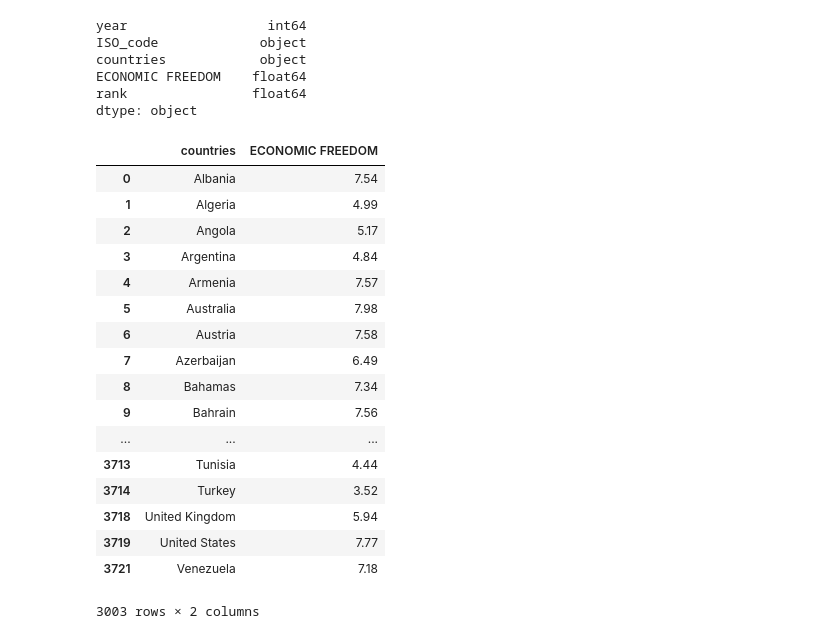
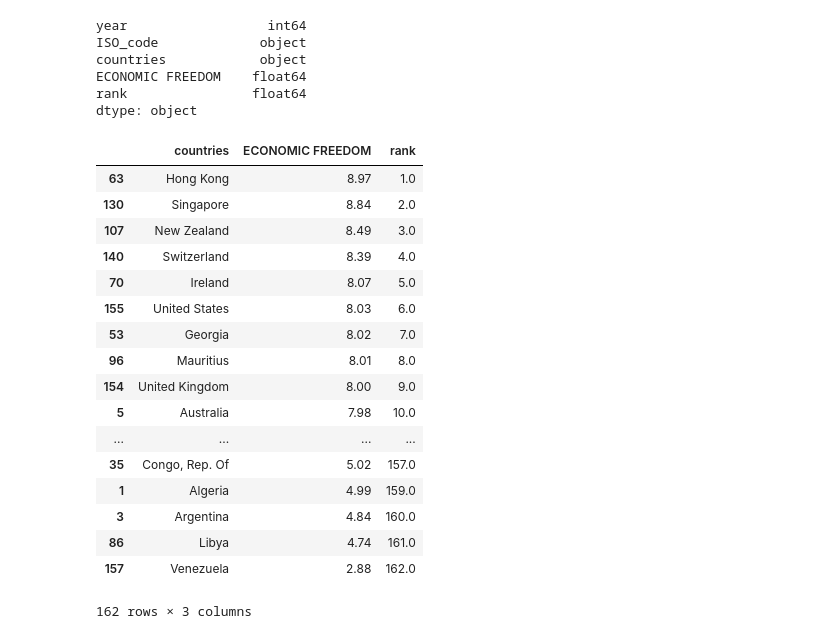
Before and after one commit to harpermiller/ETL_Project, a Jupyter notebook: efw_cleaning.ipynb, the cells around one changed output. Drawn from its saved outputs; the diff is of its cells as text; code cells hidden in the pictures.

```diff
--- a/efw_cleaning.ipynb
+++ b/efw_cleaning.ipynb
@@ -22,24 +22,24 @@ ECONOMIC FREEDOM    float64
 rank                float64
 dtype: object
 # %%
-df_countries = df_econForum[['countries', 'ECONOMIC FREEDOM']]
-df_countries.dropna()
+df_countries = df_econForum[['countries', 'ECONOMIC FREEDOM', 'rank']]
+df_countries.dropna().drop_duplicates('countries').sort_values(by= 'rank', ascending=True)
 # %% [output]
-|  | countries | ECONOMIC FREEDOM |
-| 0 | Albania | 7.54 |
-| 1 | Algeria | 4.99 |
-| 2 | Angola | 5.17 |
-| 3 | Argentina | 4.84 |
-| 4 | Armenia | 7.57 |
-| 5 | Australia | 7.98 |
-| 6 | Austria | 7.58 |
-| 7 | Azerbaijan | 6.49 |
-| 8 | Bahamas | 7.34 |
-| 9 | Bahrain | 7.56 |
-| ... | ... | ... |
-| 3713 | Tunisia | 4.44 |
-| 3714 | Turkey | 3.52 |
-| 3718 | United Kingdom | 5.94 |
-| 3719 | United States | 7.77 |
-| 3721 | Venezuela | 7.18 |
+|  | countries | ECONOMIC FREEDOM | rank |
+| 63 | Hong Kong | 8.97 | 1.0 |
+| 130 | Singapore | 8.84 | 2.0 |
+| 107 | New Zealand | 8.49 | 3.0 |
+| 140 | Switzerland | 8.39 | 4.0 |
+| 70 | Ireland | 8.07 | 5.0 |
+| 155 | United States | 8.03 | 6.0 |
+| 53 | Georgia | 8.02 | 7.0 |
+| 96 | Mauritius | 8.01 | 8.0 |
+| 154 | United Kingdom | 8.00 | 9.0 |
+| 5 | Australia | 7.98 | 10.0 |
+| ... | ... | ... | ... |
+| 35 | Congo, Rep. Of | 5.02 | 157.0 |
+| 1 | Algeria | 4.99 | 159.0 |
+| 3 | Argentina | 4.84 | 160.0 |
+| 86 | Libya | 4.74 | 161.0 |
+| 157 | Venezuela | 2.88 | 162.0 |
-3003 rows × 2 columns
+162 rows × 3 columns
```
Also changed, not shown: 1 other file.
